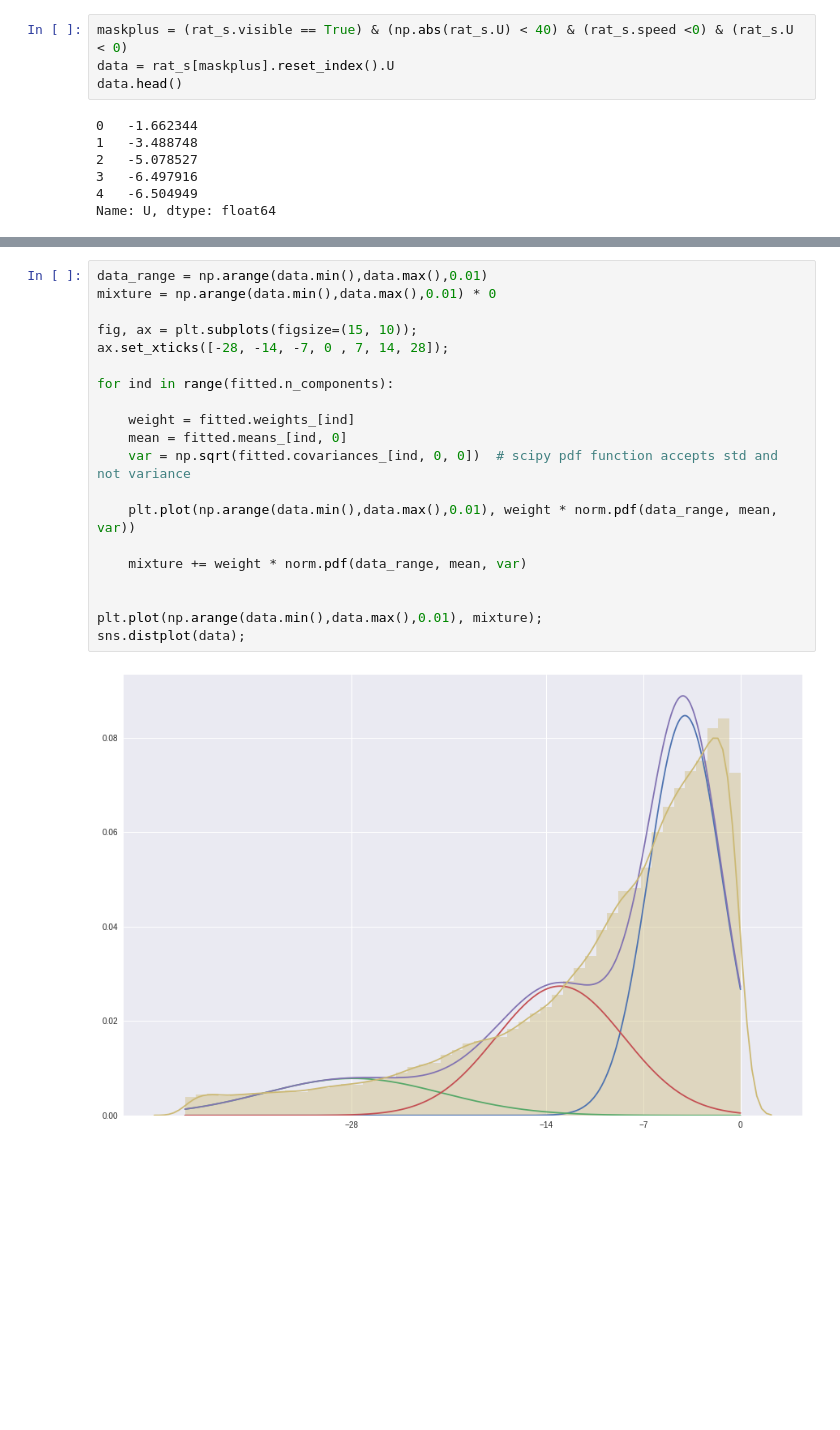
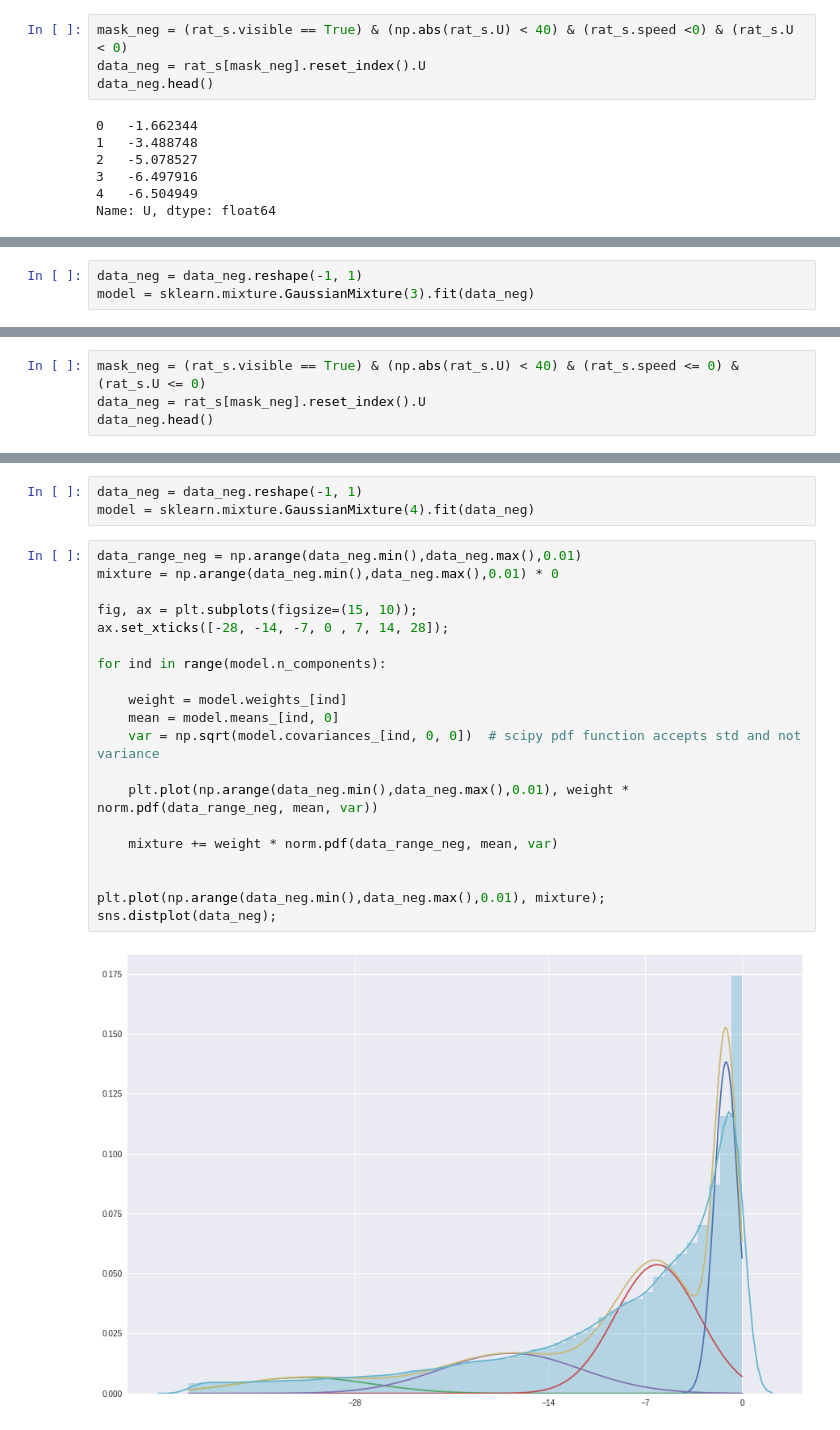
Before and after one commit to alTeska/VR_Acuity, a Jupyter notebook: notebooks/SRB_gauss_0205.ipynb, the cells around one changed output, grey strips where cells are left out. Cells and saved outputs as stored; diff of their text form; blank space fills up the shorter version.

```diff
--- a/notebooks/SRB_gauss_0205.ipynb
+++ b/notebooks/SRB_gauss_0205.ipynb
@@ -237,7 +270,7 @@ sns.distplot(data);
 # %%
-maskplus = (rat_s.visible == True) & (np.abs(rat_s.U) < 40) & (rat_s.speed <0) & (rat_s.U < 0)
-data = rat_s[maskplus].reset_index().U
-data.head()
+mask_neg = (rat_s.visible == True) & (np.abs(rat_s.U) < 40) & (rat_s.speed <0) & (rat_s.U < 0)
+data_neg = rat_s[mask_neg].reset_index().U
+data_neg.head()
 # %% [output]
 0   -1.662344
 1   -3.488748
@@ -262,0 +281,3 @@ fitted = models[np.argmin(BIC)]
+# %%
+data_neg = data_neg.reshape(-1, 1)
+model = sklearn.mixture.GaussianMixture(3).fit(data_neg)
@@ -262,0 +311,4 @@ fitted = models[np.argmin(BIC)]
+# %%
+mask_neg = (rat_s.visible == True) & (np.abs(rat_s.U) < 40) & (rat_s.speed <= 0) & (rat_s.U <= 0)
+data_neg = rat_s[mask_neg].reset_index().U
+data_neg.head()
@@ -263,22 +322,25 @@ fitted = models[np.argmin(BIC)]
+# %%
+data_neg = data_neg.reshape(-1, 1)
+model = sklearn.mixture.GaussianMixture(4).fit(data_neg)
 # %%
-data_range = np.arange(data.min(),data.max(),0.01)
-mixture = np.arange(data.min(),data.max(),0.01) * 0
+data_range_neg = np.arange(data_neg.min(),data_neg.max(),0.01)
+mixture = np.arange(data_neg.min(),data_neg.max(),0.01) * 0
 
 fig, ax = plt.subplots(figsize=(15, 10));
 ax.set_xticks([-28, -14, -7, 0 , 7, 14, 28]);
 
-for ind in range(fitted.n_components):
+for ind in range(model.n_components):
 
-    weight = fitted.weights_[ind]
-    mean = fitted.means_[ind, 0]
-    var = np.sqrt(fitted.covariances_[ind, 0, 0])  # scipy pdf function accepts std and not variance
+    weight = model.weights_[ind]
+    mean = model.means_[ind, 0]
+    var = np.sqrt(model.covariances_[ind, 0, 0])  # scipy pdf function accepts std and not variance
 
-    plt.plot(np.arange(data.min(),data.max(),0.01), weight * norm.pdf(data_range, mean, var))
+    plt.plot(np.arange(data_neg.min(),data_neg.max(),0.01), weight * norm.pdf(data_range_neg, mean, var))
 
-    mixture += weight * norm.pdf(data_range, mean, var)
+    mixture += weight * norm.pdf(data_range_neg, mean, var)
 
 
-plt.plot(np.arange(data.min(),data.max(),0.01), mixture);
-sns.distplot(data);
+plt.plot(np.arange(data_neg.min(),data_neg.max(),0.01), mixture);
+sns.distplot(data_neg);
 # %% [output]
-[figure, old version]
+[figure, new version]
```
Also changed, not shown: parts of 18 cells of this notebook, 3 other files.
